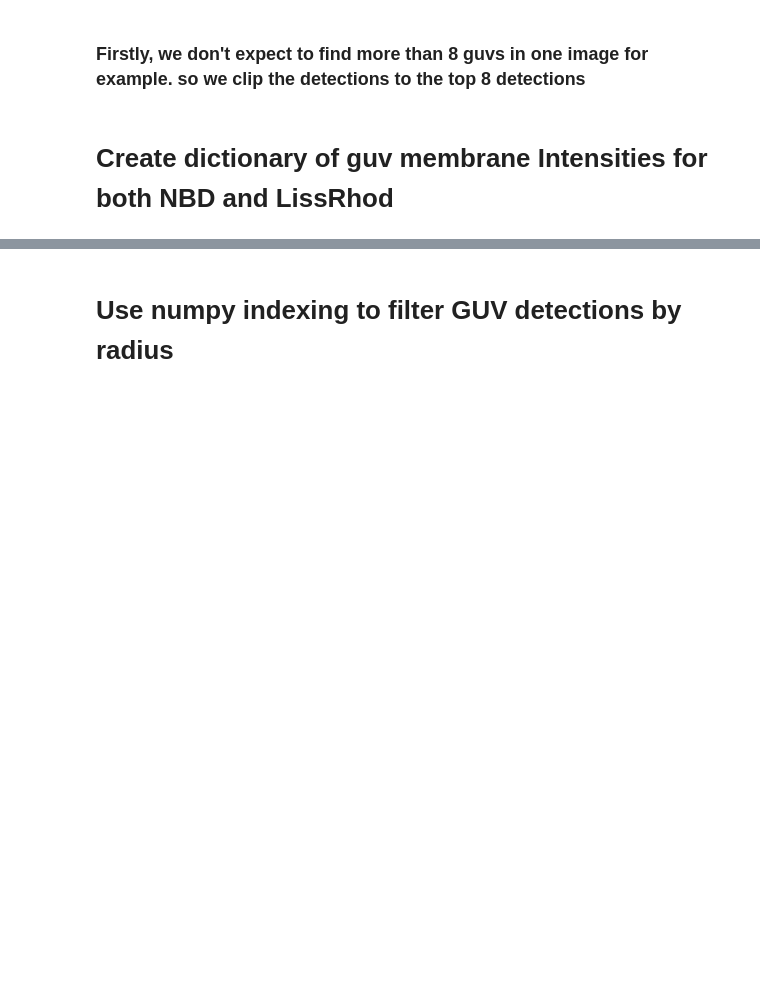
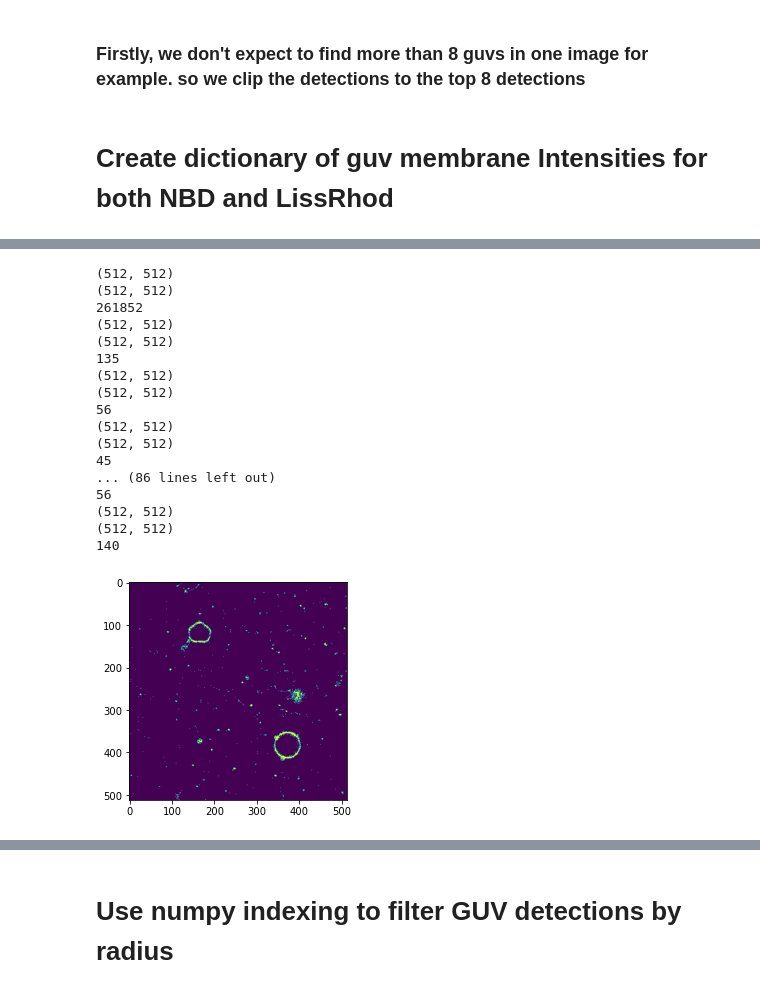
Before and after one commit to mrcsfltchr/ConfocalFretGUV, a Jupyter notebook: FRETSignalConfocalAnalysis.ipynb, the cells around one changed output, grey strips where cells are left out. Cells and saved outputs as stored; diff of their text form; code cells hidden in the pictures; blank space fills up the shorter version.

```diff
--- a/FRETSignalConfocalAnalysis.ipynb
+++ b/FRETSignalConfocalAnalysis.ipynb
@@ -93,0 +420,21 @@ N = 8
+# %%
+'multi_detections'membrane_i50x,guv_radii50x = getFretvals('../20200921_PCPG31PEDOTAP31_50x/',75,98,radii,CALIB2=False)
+# %% [output]
+(512, 512)
+(512, 512)
+261852
+(512, 512)
+(512, 512)
+135
+(512, 512)
+(512, 512)
+56
+(512, 512)
+(512, 512)
+45
+... (86 lines left out)
+56
+(512, 512)
+(512, 512)
+140
+[figure, added]
```
Also changed, not shown: parts of 116 cells of this notebook, 2 other files.
